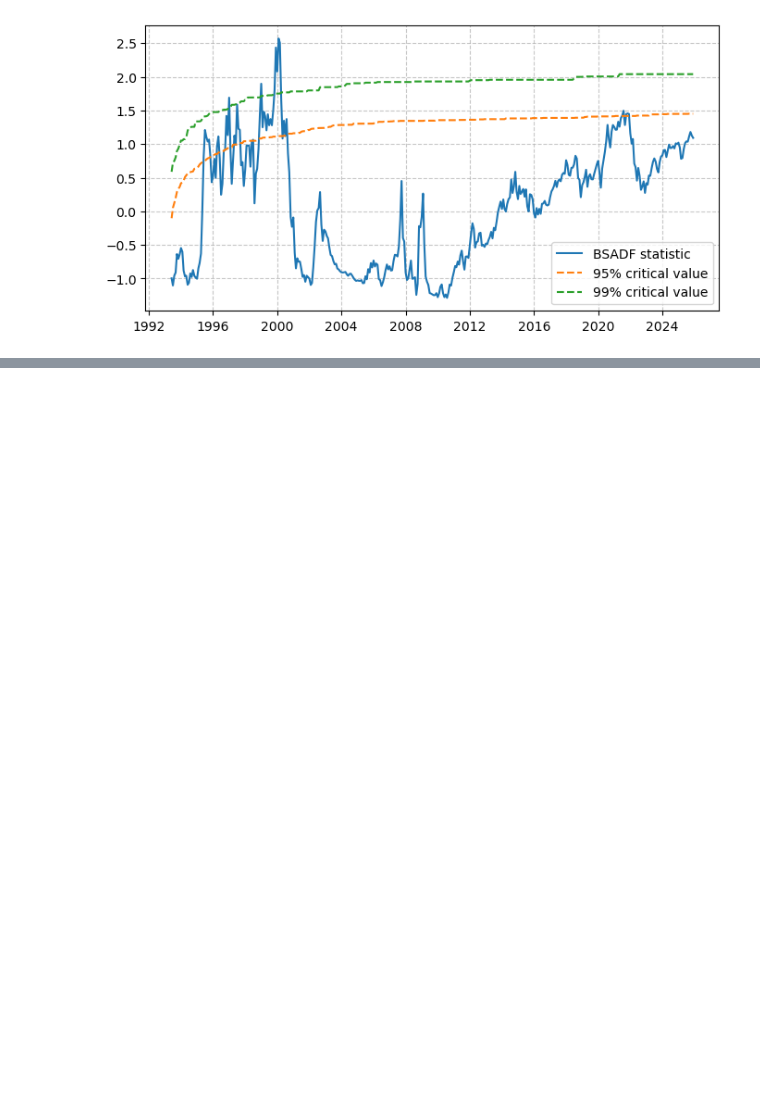
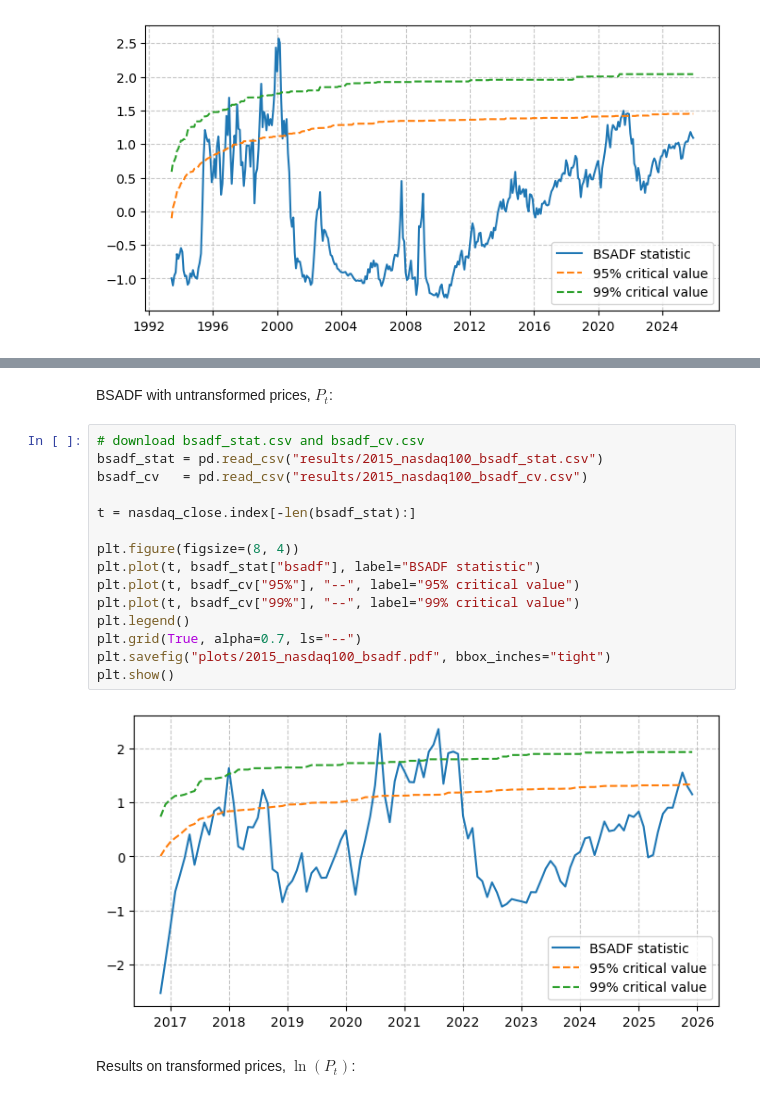
Before and after one commit to emilfriis/Bachelor, a Jupyter notebook: empirical_testing/nasdaq100/nasdaq100.ipynb, the cells around one changed output, grey strips where cells are left out. Saved outputs shown, nothing was run; the diff lists cells and outputs as text; blank space fills up the shorter version.

```diff
--- a/empirical_testing/nasdaq100/nasdaq100.ipynb
+++ b/empirical_testing/nasdaq100/nasdaq100.ipynb
@@ -116,0 +169,21 @@ plt.show()
+# %% [markdown]
+BSADF with untransformed prices, $P_t$:
+# %%
+# download bsadf_stat.csv and bsadf_cv.csv
+bsadf_stat = pd.read_csv("results/2015_nasdaq100_bsadf_stat.csv")
+bsadf_cv   = pd.read_csv("results/2015_nasdaq100_bsadf_cv.csv")
+
+t = nasdaq_close.index[-len(bsadf_stat):]
+
+plt.figure(figsize=(8, 4))
+plt.plot(t, bsadf_stat["bsadf"], label="BSADF statistic")
+plt.plot(t, bsadf_cv["95%"], "--", label="95% critical value")
+plt.plot(t, bsadf_cv["99%"], "--", label="99% critical value")
+plt.legend()
+plt.grid(True, alpha=0.7, ls="--")
+plt.savefig("plots/2015_nasdaq100_bsadf.pdf", bbox_inches="tight")
+plt.show()
+# %% [output]
+[figure, added]
+# %% [markdown]
+Results on transformed prices, $\ln(P_t)$:
```
Also changed, not shown: parts of 12 cells of this notebook, 19 other files.
